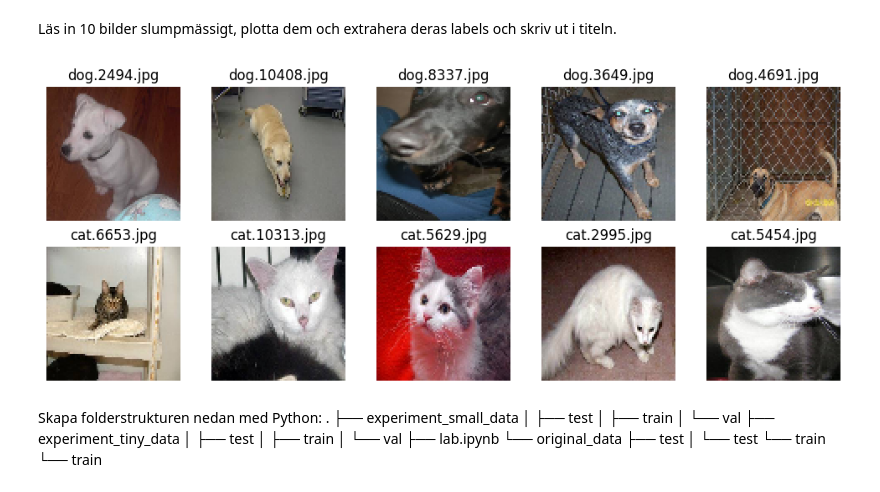
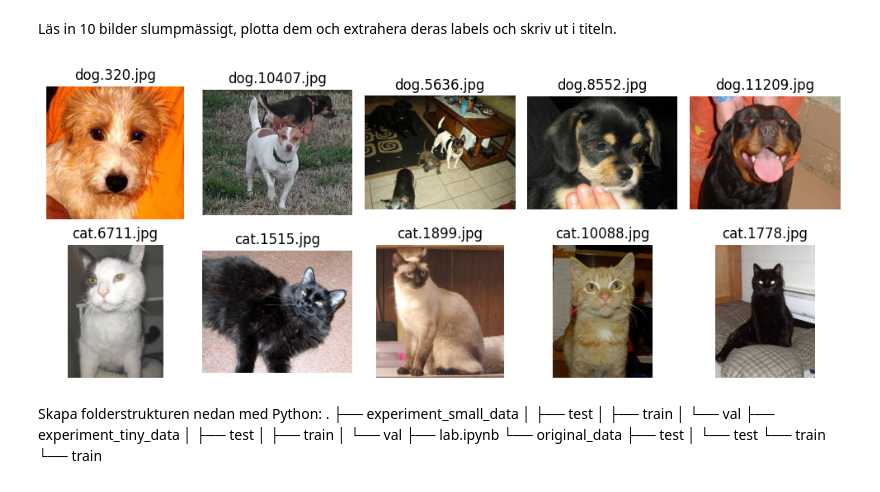
Before and after one commit to danlundh67/AI-deep_learning, a Jupyter notebook: deep1.ipynb, the cells around one changed output. Drawn from its saved outputs; the diff is of its cells as text; code cells hidden in the pictures.

```diff
--- a/deep1.ipynb
+++ b/deep1.ipynb
@@ -46,35 +46,36 @@ Läs in 10 bilder slumpmässigt, plotta dem och extrahera deras labels och skriv
 size_x=80
 size_y=80
 
 def createImageIndexList(number, start=1, end=100, typeofimage="dog"):
     pulled_im = []
     label_im=[]
     arr = np.random.choice(np.arange(start, end + 1), size=number, replace=False)
     for index in arr:
         image = typeofimage+ "." + str(index) + ".jpg"
         label_im.append(image)
         what=plt.imread(data_path_train / image)
-        pulled_im.append(cv2.resize(what,(size_x, size_y)))
+        # pulled_im.append(cv2.resize(what,(size_x, size_y)))
+        pulled_im.append(what)
     return pulled_im, label_im
 
 # obtain images of dogs and cats
 # train  cat0.jpg - cat12499.jpg, dog0-12499.jpg
 dog_images, dog_labels=createImageIndexList(5, 0, 12499, "dog")
 cat_images, cat_labels=createImageIndexList(5, 0, 12499, "cat")
 
 ten_images=dog_images + cat_images
 ten_labels=dog_labels + cat_labels
 #print(createImageIndexList(5))
 
 fig, axes = plt.subplots(2, 5, figsize=(10, 4))
 for i, ax in enumerate(axes.flatten()):
     # resized_image = cv2.resize(image, new_size)
     ax.imshow(ten_images[i])
     ax.axis("off")
     ax.set_title(f"{ten_labels[i]}")
 fig.tight_layout()
 # %% [output]
-[figure, old version]
+[figure, new version]
 # %% [markdown]
  Skapa folderstrukturen nedan med Python:
  .
```
Also changed, not shown: parts of 8 cells of this notebook.
